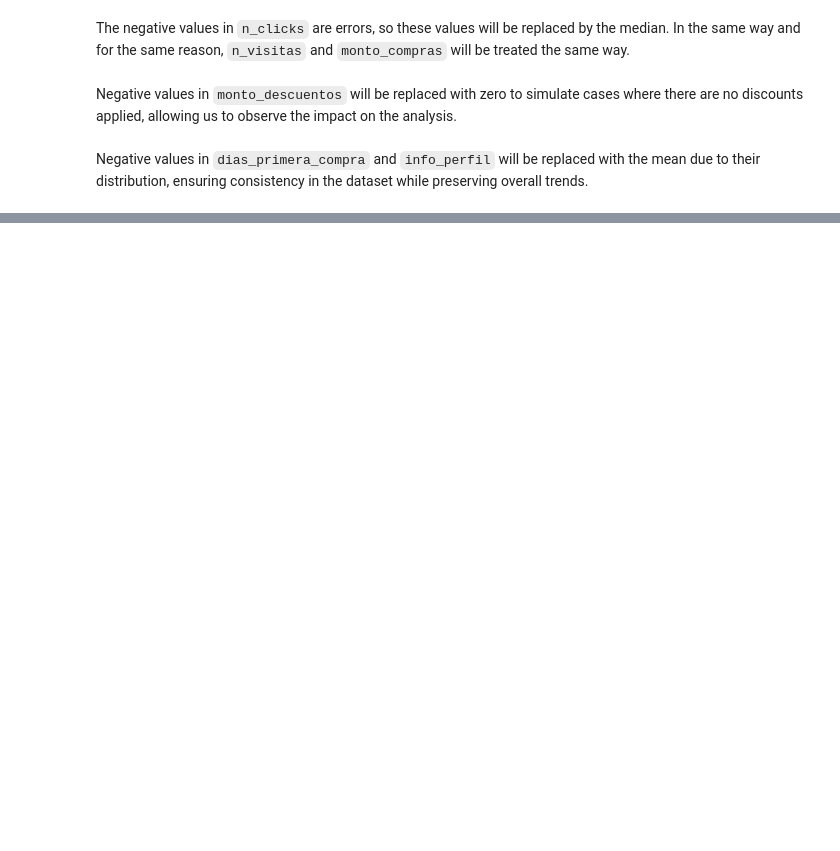
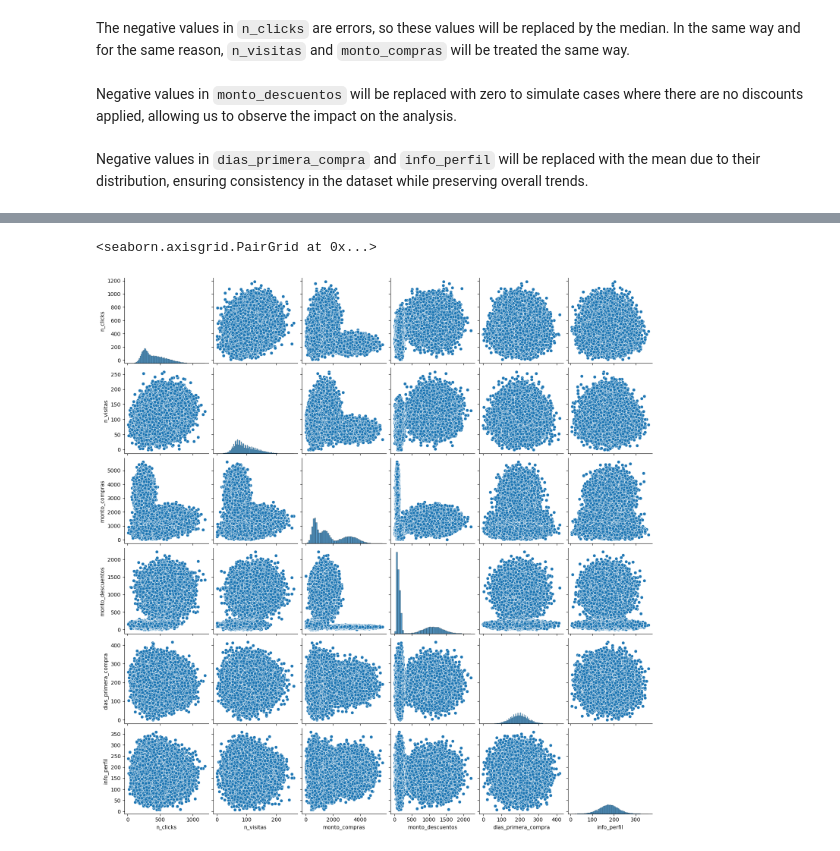
Before and after one commit to davexat/Client_Segmentation_Dashboard, a Jupyter notebook: notebooks/0.0_dsb_data_exploration.ipynb, the cells around one changed output, grey strips where cells are left out. Drawn from its saved outputs; the diff is of its cells as text; code cells hidden in the pictures; blank space fills up the shorter version.

```diff
--- a/notebooks/0.0_dsb_data_exploration.ipynb
+++ b/notebooks/0.0_dsb_data_exploration.ipynb
@@ -309,0 +353,5 @@ df["info_perfil"] = df["info_perfil"].apply(lambda x: mean if x < 0 else x)
+# %%
+sns.pairplot(df)
+# %% [output]
+<seaborn.axisgrid.PairGrid at 0x...>
+[figure, added]
```
Also changed, not shown: parts of 9 cells of this notebook.
